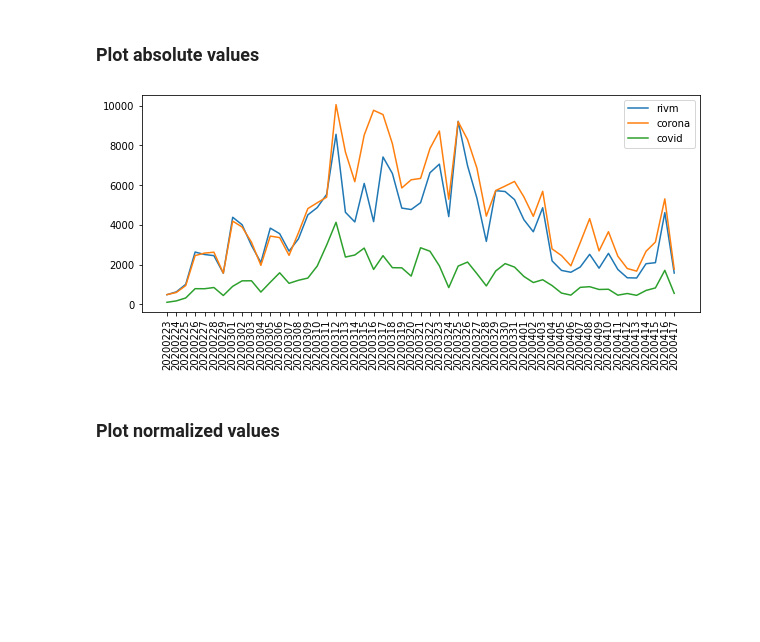
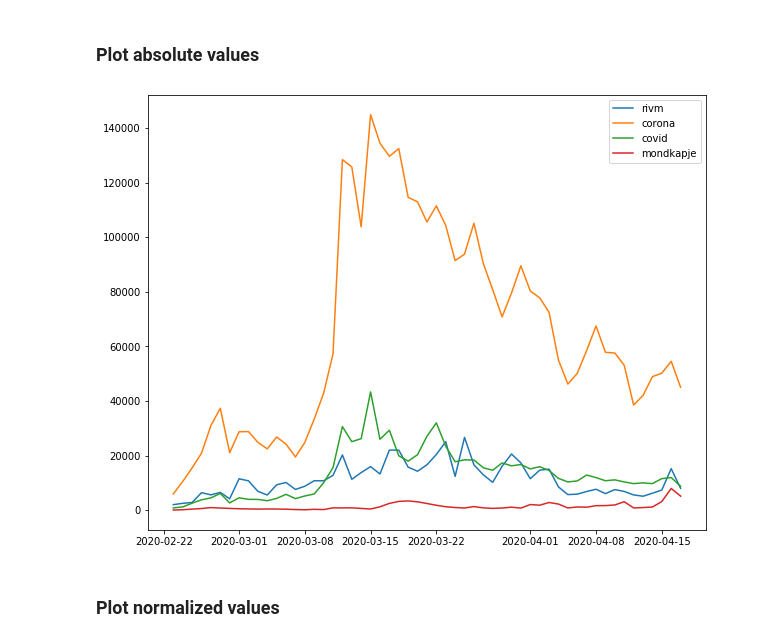
Before and after one commit to puregome/notebooks, a Jupyter notebook: tweet-counts.ipynb, the cells around one changed output. Saved outputs shown, nothing was run; the diff lists cells and outputs as text; code cells hidden in the pictures; blank space fills up the shorter version.

```diff
--- a/tweet-counts.ipynb
+++ b/tweet-counts.ipynb
@@ -63,17 +71,44 @@ covid = search("covid")
+# %%
+#rivm = search("rivm")
+#saveCounts(rivm,"rivm.csv")
+#orona = search("corona")
+#saveCounts(corona,"corona.csv")
+#covid = search("covid")
+#saveCounts(covid,"covid.csv")
+#mondkapje = search("mondkapje")
+#saveCounts(mondkapje,"mondkapje.csv")
+
+rivm = readCounts("rivm.csv")
+corona = readCounts("corona.csv")
+covid = readCounts("covid.csv")
+mondkapje = readCounts("mondkapje.csv")
 # %% [markdown]
 ### Plot absolute values
 # %%
+from datetime import datetime
 import matplotlib.pyplot as plt
 
-plt.figure(figsize=(10,4))
+DATEFORMAT = "%Y%m%d"
+
+def getWeekendDates(dateStrings):
+    weekendDates = []
+    for ds in dateStrings:
+        d = datetime.strptime(str(ds),DATEFORMAT)
+        if d == 0 or d == 6: weekendDates.append(d)
+
+def stringArrayToDates(stringList,dateFormat=DATEFORMAT):
+    return([datetime.strptime(str(date),dateFormat) for date in stringList])
+
+weakendDates = getWeekendDates(rivm.keys())
+plt.figure(figsize=(10,8))
 ax1 = plt.subplot(111)
-plt.xticks(rotation="vertical")
-ax1.plot_date(rivm.keys(),rivm.values(),xdate=True,fmt="-",label="rivm")
-ax1.plot_date(corona.keys(),corona.values(),xdate=True,fmt="-",label="corona")
-ax1.plot_date(covid.keys(),covid.values(),xdate=True,fmt="-",label="covid")
+ax1.plot_date(stringArrayToDates(rivm.keys()),list(rivm.values()),xdate=True,fmt="-",label="rivm")
+ax1.plot_date(stringArrayToDates(corona.keys()),list(corona.values()),xdate=True,fmt="-",label="corona")
+ax1.plot_date(stringArrayToDates(covid.keys()),list(covid.values()),xdate=True,fmt="-",label="covid")
+ax1.plot_date(stringArrayToDates(mondkapje.keys()),list(mondkapje.values()),xdate=True,fmt="-",label="mondkapje")
 dummy = ax1.legend()
 # %% [output]
-[figure, old version]
+[figure, new version]
 # %% [markdown]
 ### Plot normalized values
 # %%
```
Also changed, not shown: parts of 8 cells of this notebook.
